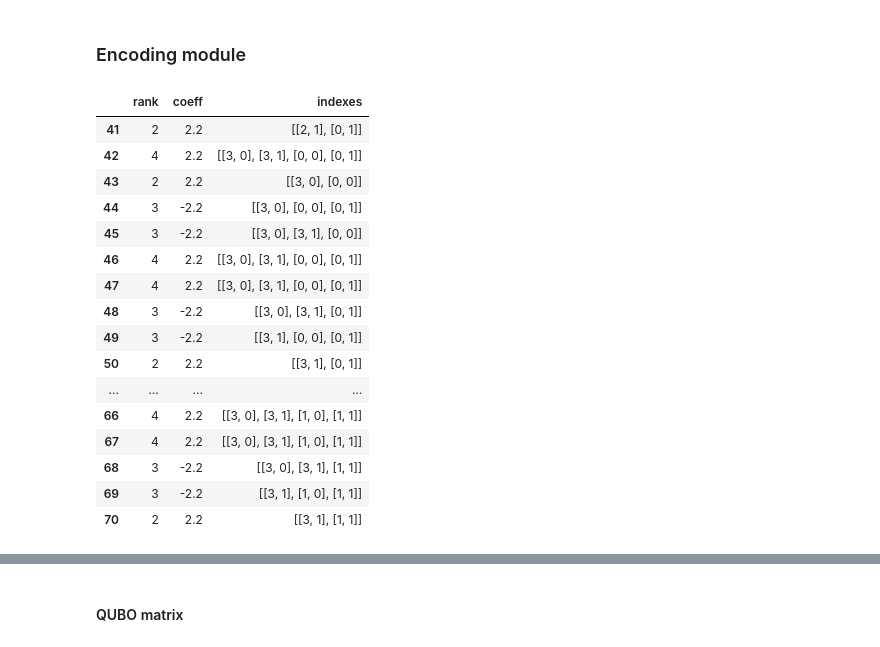
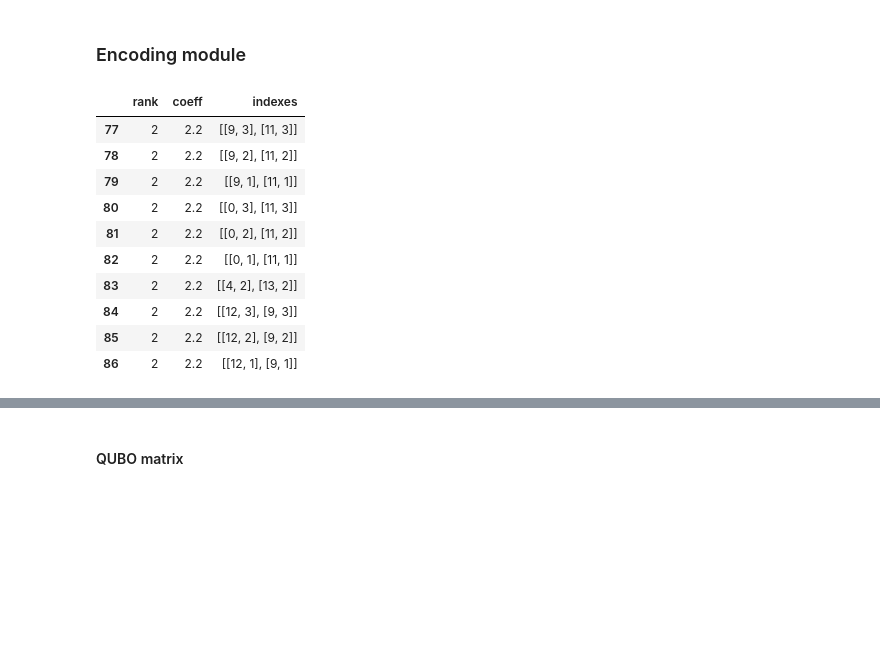
Before and after one commit to GiacomoFrn/QUBO-optimization, a Jupyter notebook: encoder.ipynb, the cells around one changed output, grey strips where cells are left out. Saved outputs shown, nothing was run; the diff lists cells and outputs as text; code cells hidden in the pictures; blank space fills up the shorter version.

```diff
--- a/encoder.ipynb
+++ b/encoder.ipynb
@@ -54,7 +69,7 @@ def costraint_from_line(line):
 # %%
 # read test file
 data_dir  = 'data/'
-file_name = '8.spot'
+file_name = '15.spot'
 with open(data_dir+file_name) as f:
     lines = f.readlines()
 
@@ -462,25 +491,19 @@ encoding = 'standard'
 # get qubo df
 qubo_df = qubo_from_data(photo_req_df, constraints_df, encoding)
 # %%
-qubo_df.tail(30)
+qubo_df.tail(10)
 # %% [output]
 |  | rank | coeff | indexes |
-| 41 | 2 | 2.2 | [[2, 1], [0, 1]] |
-| 42 | 4 | 2.2 | [[3, 0], [3, 1], [0, 0], [0, 1]] |
-| 43 | 2 | 2.2 | [[3, 0], [0, 0]] |
-| 44 | 3 | -2.2 | [[3, 0], [0, 0], [0, 1]] |
-| 45 | 3 | -2.2 | [[3, 0], [3, 1], [0, 0]] |
-| 46 | 4 | 2.2 | [[3, 0], [3, 1], [0, 0], [0, 1]] |
-| 47 | 4 | 2.2 | [[3, 0], [3, 1], [0, 0], [0, 1]] |
-| 48 | 3 | -2.2 | [[3, 0], [3, 1], [0, 1]] |
-| 49 | 3 | -2.2 | [[3, 1], [0, 0], [0, 1]] |
-| 50 | 2 | 2.2 | [[3, 1], [0, 1]] |
-| ... | ... | ... | ... |
-| 66 | 4 | 2.2 | [[3, 0], [3, 1], [1, 0], [1, 1]] |
-| 67 | 4 | 2.2 | [[3, 0], [3, 1], [1, 0], [1, 1]] |
-| 68 | 3 | -2.2 | [[3, 0], [3, 1], [1, 1]] |
-| 69 | 3 | -2.2 | [[3, 1], [1, 0], [1, 1]] |
-| 70 | 2 | 2.2 | [[3, 1], [1, 1]] |
+| 77 | 2 | 2.2 | [[9, 3], [11, 3]] |
+| 78 | 2 | 2.2 | [[9, 2], [11, 2]] |
+| 79 | 2 | 2.2 | [[9, 1], [11, 1]] |
+| 80 | 2 | 2.2 | [[0, 3], [11, 3]] |
+| 81 | 2 | 2.2 | [[0, 2], [11, 2]] |
+| 82 | 2 | 2.2 | [[0, 1], [11, 1]] |
+| 83 | 2 | 2.2 | [[4, 2], [13, 2]] |
+| 84 | 2 | 2.2 | [[12, 3], [9, 3]] |
+| 85 | 2 | 2.2 | [[12, 2], [9, 2]] |
+| 86 | 2 | 2.2 | [[12, 1], [9, 1]] |
 # %%
 # group terms with same indexing and sum coefficients
 def preprocess_indexes(indexes, join=False):
```
Also changed, not shown: parts of 24 cells of this notebook.
